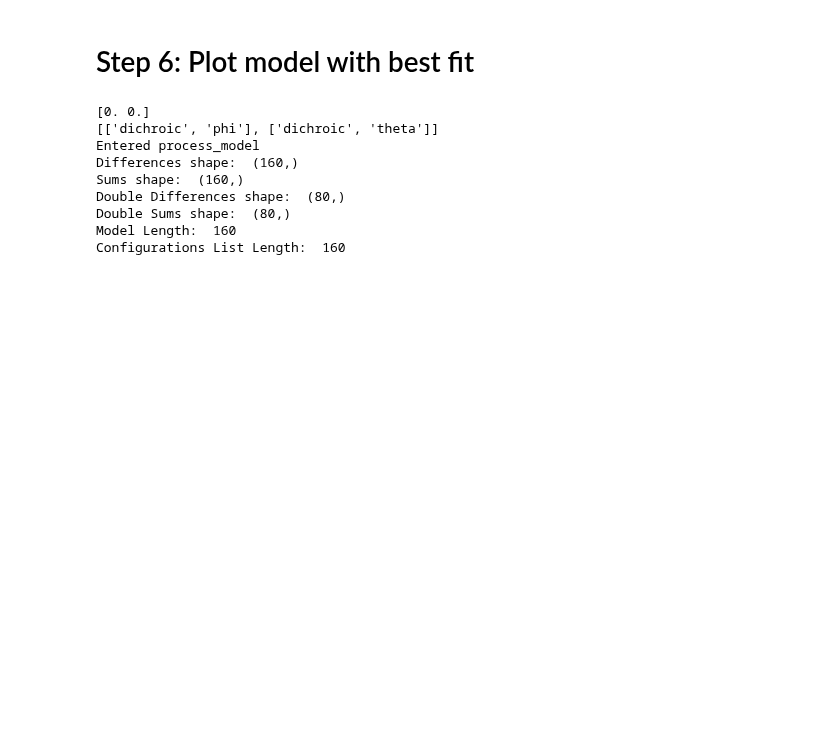
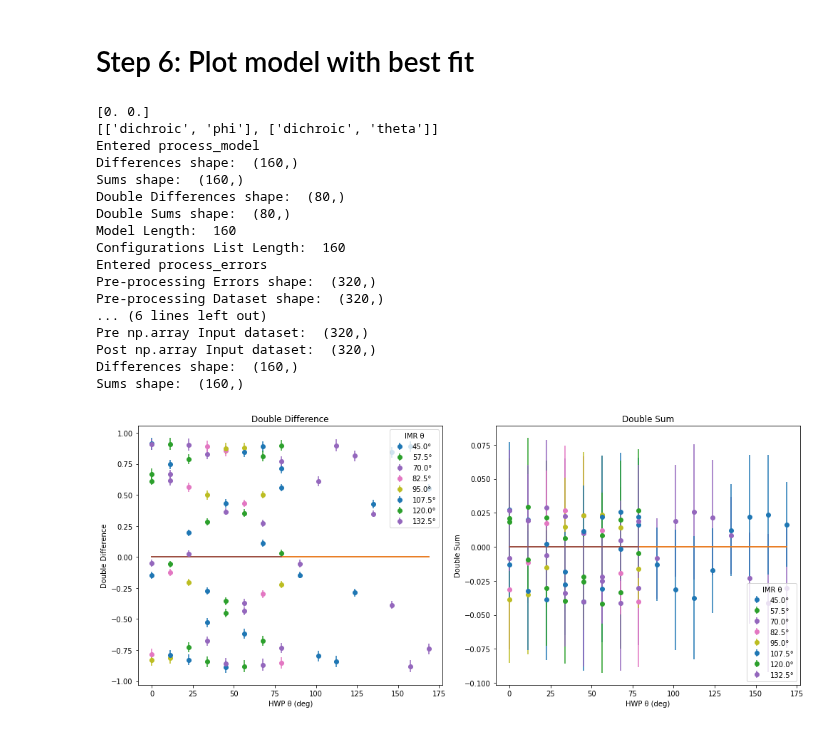
Before and after one commit to UCSB-Exoplanet-Polarimetry-Lab/pyPolCal, a Jupyter notebook: scipy_minimize_example.ipynb, the cells around one changed output. Cells and saved outputs as stored; diff of their text form; code cells hidden in the pictures; blank space fills up the shorter version.

Commit message:
First attempt at plotting - errors need to be re-examined and suspected issue with the ordering of double differences and sums

```diff
--- a/scipy_minimize_example.ipynb
+++ b/scipy_minimize_example.ipynb
@@ -181,20 +180,31 @@ Post process_errors errors shape:  (160,)
 # %%
 # Generate model with p0 keywords but scipy minimized results
 print(result.x)
 print(p0_keywords)
 
 updated_system_mm = inst.update_system_mm(result.x, p0_keywords, system_mm)
 model = inst.model(result.x, p0_keywords, system_mm, configuration_list,
     process_model = inst.process_model)
 print("Model Length: ", len(model))
 print("Configurations List Length: ", len(configuration_list))
+
+inst.plot_data(interleaved_values, interleaved_stds, model, configuration_list)
 # %% [output]
 [0. 0.]
 [['dichroic', 'phi'], ['dichroic', 'theta']]
 Entered process_model
 Differences shape:  (160,)
 Sums shape:  (160,)
 Double Differences shape:  (80,)
 Double Sums shape:  (80,)
 Model Length:  160
 Configurations List Length:  160
+Entered process_errors
+Pre-processing Errors shape:  (320,)
+Pre-processing Dataset shape:  (320,)
+... (6 lines left out)
+Pre np.array Input dataset:  (320,)
+Post np.array Input dataset:  (320,)
+Differences shape:  (160,)
+Sums shape:  (160,)
+[figure, added]
```
Also changed, not shown: parts of 1 cell of this notebook, 1 other file.
